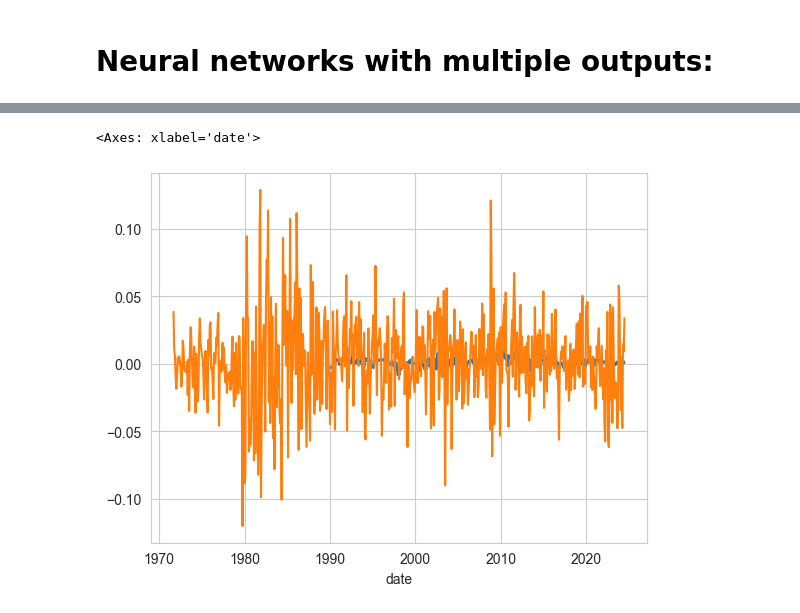
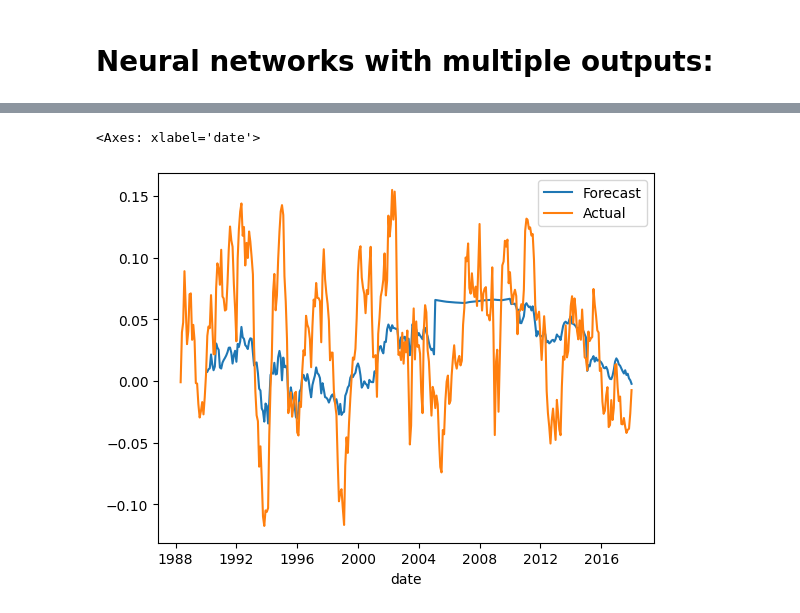
Before and after one commit to myliusen/TIO4900-Replication, a Jupyter notebook: notebooks/init.ipynb, the cells around one changed output, grey strips where cells are left out. Drawn from its saved outputs; the diff is of its cells as text; code cells hidden in the pictures.

```diff
--- a/notebooks/init.ipynb
+++ b/notebooks/init.ipynb
@@ -53,18 +54,19 @@ groups = groups_as_array(X, level='group')
 
 y_all = xr[['24','36','48','60','72','84','96','108','120']].values
 dates = xr.index
+# %%
+X = X * 100
 # %% [markdown]
 # Expanding window estimation
 # %%
 from models.base import *
 from models.classical import *
-from models.other import *
 from models.gbt import *
 from models.linear import *
 from models.tree import *
 
-y = monthly_xr['120'].values # 1-month excess returns
-# y = xr['120'].values # 10-year overlapping excess returns
+# y = monthly_xr['120'].values # 1-month excess returns
+y = xr['120'].values # 10-year overlapping excess returns
 OOS_start = pd.Timestamp('1990-01-31')
 # OOS_start = pd.Timestamp('1972-01-31')
 
@@ -88,7 +90,7 @@ macro_models = {
     # }),
     # 'PCAPlusN': PCABaselineModelPlusN(components=3, series='forward', n_extra=1),
     # 'PCAMacroGroups': PCABaselineModelMacroGroups(components=3, series='forward', lasso=True, alpha=0.001, macro_pcs=1),
-    'PCAMacroGroupsHYPERGRID': PCABaselineModelMacroGroupsHYPERGRID(components=3, series='forward', lasso=True)
+    # 'PCAMacroGroupsHYPERGRID': PCABaselineModelMacroGroupsHYPERGRID(components=3, series='forward', lasso=True)
     # 'PCAMacroGroupsNoLasso': PCABaselineModelMacroGroups(components=3, series='forward', lasso=False, alpha=0.01),
     # 'GroupPCARF': GroupPCARandomForest(components=3, series='forward', macro_pcs=1),
     # 'GroupPCARF2': GroupPCARandomForest(components=3, series='forward', macro_pcs=2),
@@ -102,7 +104,7 @@ forward_only_models = {
     # 'pcr_forward': PCABaselineModel(components=3, series='forward'),
     # 'extra_trees_forward': ExtraTreesForwardModel(scale=True, use_pca=False, n_components=None, tune_every=60),
     # 'random_forest_forward': RandomForestForwardModel(scale=True, use_pca=False, n_components=None, tune_every=60),
-    # 'pcr_extra_trees_forward': ExtraTreesForwardModel(scale=True, use_pca=True, n_components=5, tune_every=60),
+    'pcr_extra_trees_forward': ExtraTreesForwardModel(scale=True, use_pca=True, n_components=5, tune_every=60),
     # 'pcr_random_forest_forward': RandomForestForwardModel(scale=True, use_pca=True, n_components=5, tune_every=60),
 }
 
@@ -210,6 +188,6 @@ for name, model in models.items():
 # %%
-sns.lineplot(y=y_forecast[:, 0], x=yields.index)
-sns.lineplot(y=y_all[:, 0][500:], x=yields[500:].index)
+sns.lineplot(y=y_forecast[:, -2], x=yields.index, label='Forecast')
+sns.lineplot(y=y_all[:, -2][200:], x=yields[200:].index, label='Actual')
 # %% [output]
 <Axes: xlabel='date'>
-[figure, old version]
+[figure, new version]
```
Also changed, not shown: parts of 5 cells of this notebook, 9 other files.
